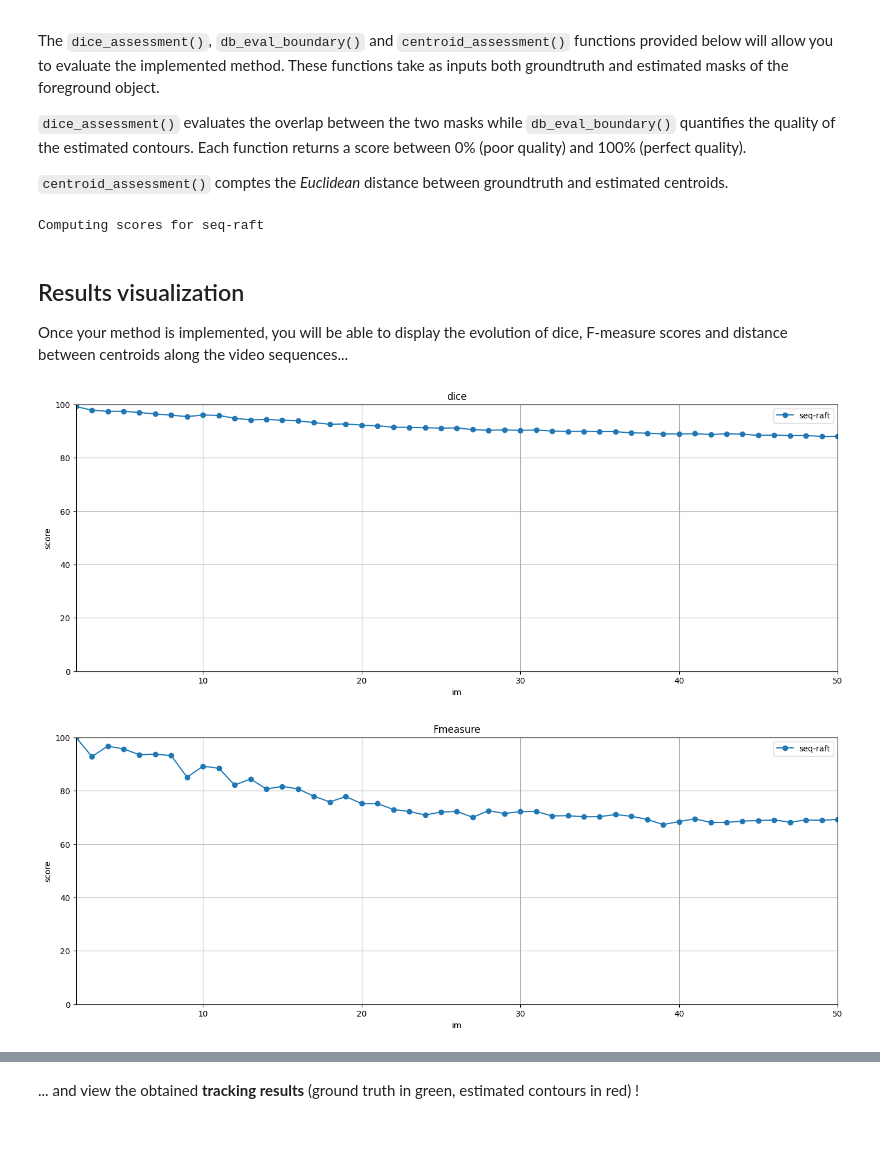
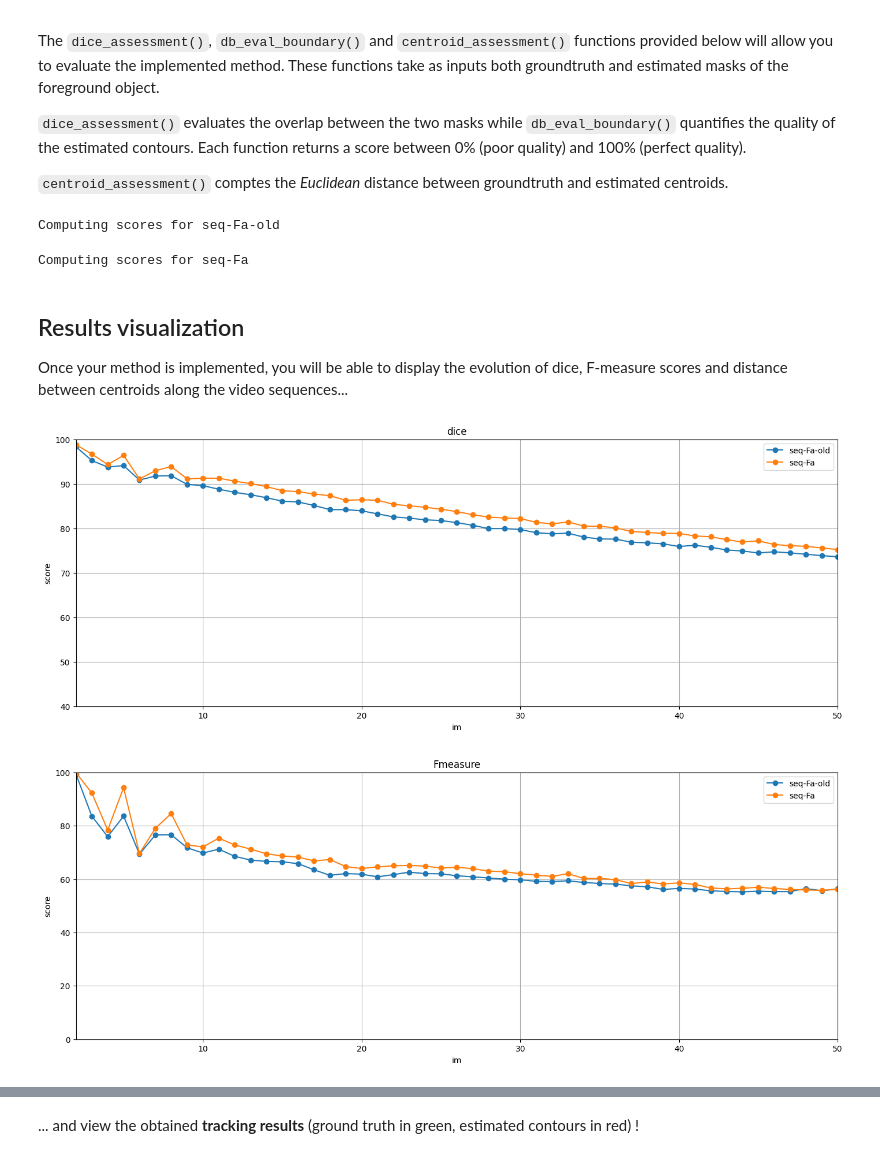
Before and after one commit to GGomez99/Optical-Flow-Motion-Estimation-Project, a Jupyter notebook: results scoring.ipynb, the cells around one changed output, grey strips where cells are left out. Drawn from its saved outputs; the diff is of its cells as text; code cells hidden in the pictures.

```diff
--- a/results scoring.ipynb
+++ b/results scoring.ipynb
@@ -12,9 +12,9 @@ from skimage.measure import regionprops
 # %%
 #Params
 sequence_name = "swan"
-methods_raw = ["seq-raft"]
-methods_tested = methods_raw
-#methods_tested = [m+"-post" for m in methods_raw]
+#methods_raw = ["direct-HS", "seq-HS", "direct-LK", "seq-LK", "direct-Fa", "seq-Fa", "direct-raft", "seq-raft"]
+#methods_tested = [m+"-post" for m in methods_raw] + methods_raw
+methods_tested = ["seq-Fa-old", "seq-Fa"]
 save_gifs = True
 save_metrics = False
 # %%
@@ -194,7 +194,8 @@ for method in methods_tested:
     result_method = {"dices": dices, "fmeasures": fmeasures, "centroid_dist": centroid_dist, "visu": visu}
     results[method] = result_method
 # %% [output]
-Computing scores for seq-raft
+Computing scores for seq-Fa-old
+Computing scores for seq-Fa
 # %% [markdown]
 ## Results visualization
 
@@ -202,18 +203,18 @@ Once your method is implemented, you will be able to display the evolution of di
 # %%
 x = range(im_begin+1,im_end+1)
 plt.figure(figsize=(17, 6))
 for method in methods_tested:
     plt.plot(x,results[method]["dices"],marker='o')
 plt.xlim((im_begin+1,im_end))
-plt.ylim((0,100))
+plt.ylim((40,100))
 plt.ylabel('score')
 plt.xlabel("im")
 plt.grid()
 plt.legend(methods_tested)
 plt.title("dice")
 plt.show()
 # %% [output]
-[figure, old version]
+[figure, new version]
 # %%
 x = range(im_begin+1,im_end+1)
 plt.figure(figsize=(17, 6))
@@ -228,7 +229,7 @@ plt.legend(methods_tested)
 plt.title('Fmeasure')
 plt.show()
 # %% [output]
-[figure, old version]
+[figure, new version]
 # %%
 x = range(im_begin+1,im_end+1)
 plt.figure(figsize=(17, 6))
```
Also changed, not shown: parts of 1 cell of this notebook, 5 other files.
